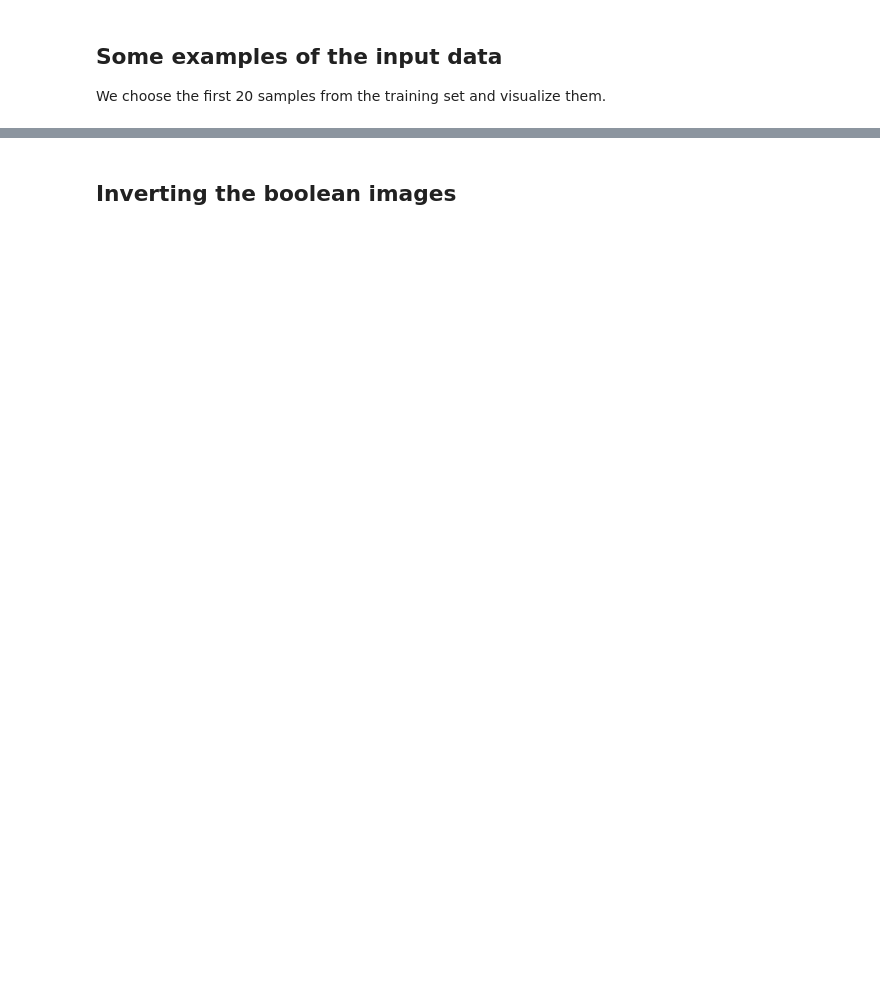
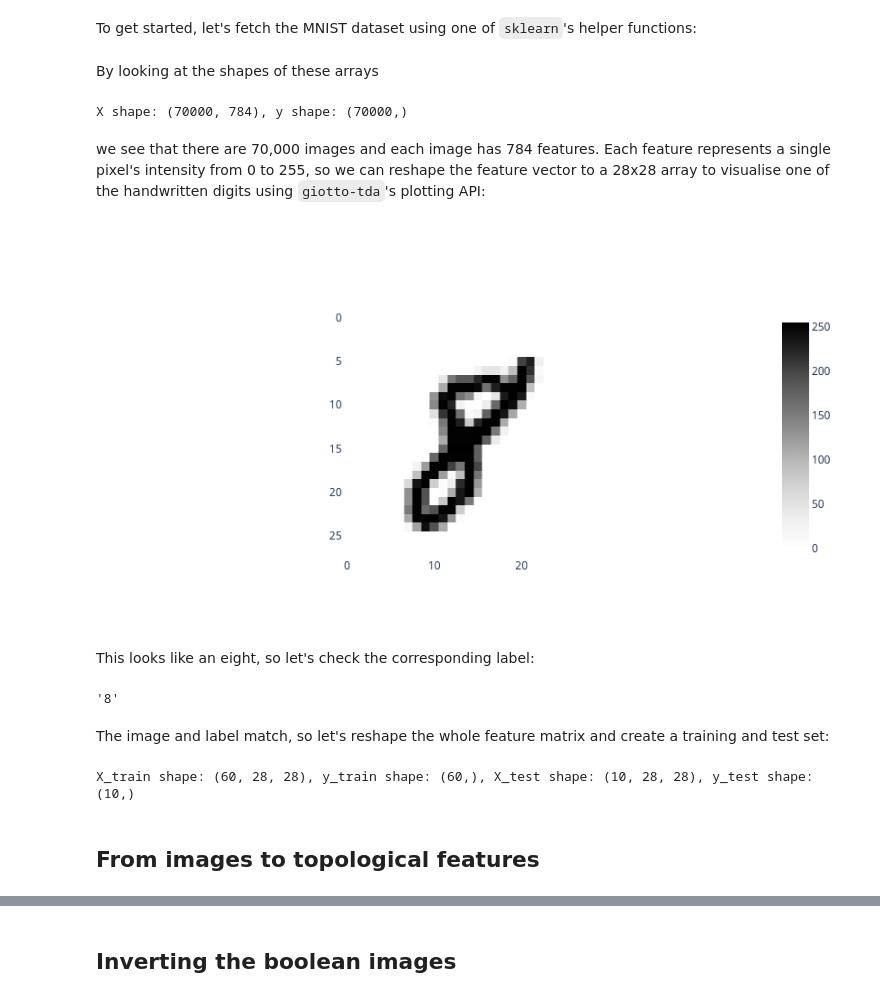
Before and after one commit to giotto-ai/giotto-tda, a Jupyter notebook: examples/MNIST_classification.ipynb, the cells around one changed output, grey strips where cells are left out. Saved outputs shown, nothing was run; the diff lists cells and outputs as text; code cells hidden in the pictures; blank space fills up the shorter version.

Commit message:
Simplify the intro and data loading steps

```diff
--- a/examples/MNIST_classification.ipynb
+++ b/examples/MNIST_classification.ipynb
@@ -26,19 +56,46 @@ set_config(display='diagram')
+# %% [markdown]
+To get started, let's fetch the MNIST dataset using one of `sklearn`'s helper functions:
 # %%
 from sklearn.datasets import fetch_openml
 
-(X, y) = fetch_openml(data_id=554, return_X_y=True)
-X = X.reshape((-1, 28, 28))
+X, y = fetch_openml("mnist_784", version=1, return_X_y=True)
+# %% [markdown]
+By looking at the shapes of these arrays
+# %%
+print(f"X shape: {X.shape}, y shape: {y.shape}")
+# %% [output]
+X shape: (70000, 784), y shape: (70000,)
+# %% [markdown]
+we see that there are 70,000 images and each image has 784 features. Each feature represents a single pixel's intensity from 0 to 255, so we can reshape the feature vector to a 28x28 array to visualise one of the handwritten digits using `giotto-tda`'s plotting API:
+# %%
+from gtda.plotting import plot_heatmap
+
+image_idx = 17
+some_image = X[image_idx].reshape(28, 28)
+plot_heatmap(some_image)
+# %% [output]
+[figure, added]
+# %% [markdown]
+This looks like an eight, so let's check the corresponding label:
+# %%
+y[image_idx]
+# %% [output]
+'8'
+# %% [markdown]
+The image and label match, so let's reshape the whole feature matrix and create a training and test set:
 # %%
-# For a full-blown example, you can set
-# n_train, n_test = 60000, 10000
+X = X.reshape((-1, 28, 28))
+
+# For a full-blown example, you can set n_train, n_test = 60000, 10000
 n_train, n_test = 60, 10
 
 X_train = X[:n_train]
 y_train = y[:n_train]
-X_test = X[n_train:n_train+n_test]
-y_test = y[n_train:n_train+n_test]
+X_test = X[n_train : n_train + n_test]
+y_test = y[n_train : n_train + n_test]
 
-print(X_train.shape, y_train.shape, X_test.shape, y_test.shape)
+print(
+    f"X_train shape: {X_train.shape}, y_train shape: {y_train.shape}, X_test shape: {X_test.shape}, y_test shape: {y_test.shape}"
+)
+# %% [output]
+X_train shape: (60, 28, 28), y_train shape: (60,), X_test shape: (10, 28, 28), y_test shape: (10,)
-# %% [markdown]
-## Some examples of the input data
-We choose the first 20 samples from the training set and visualize them.
@@ -48,0 +102,2 @@ plot_heatmap(X_train[1])
+# %% [markdown]
+## From images to topological features
```
Also changed, not shown: parts of 26 cells of this notebook, 1 other file.
